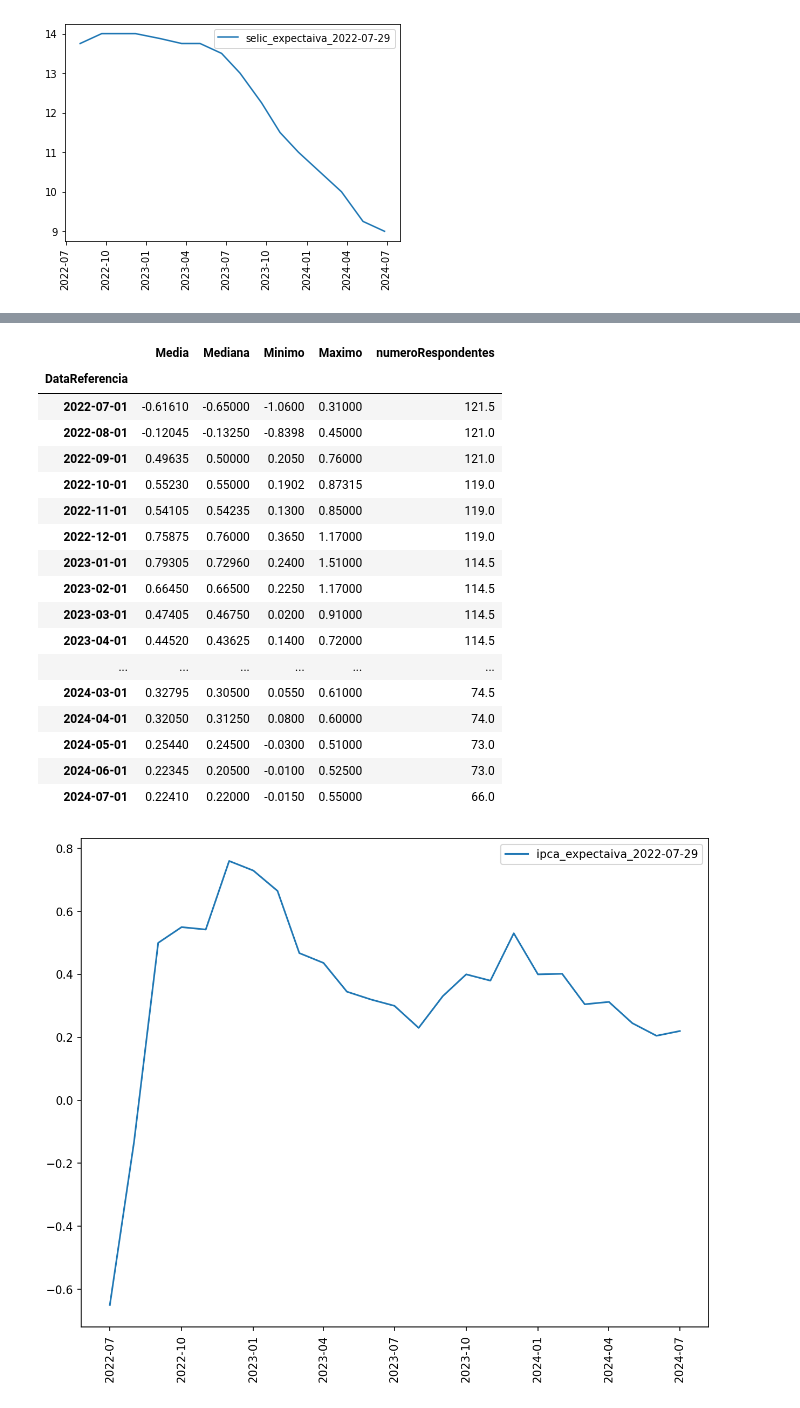
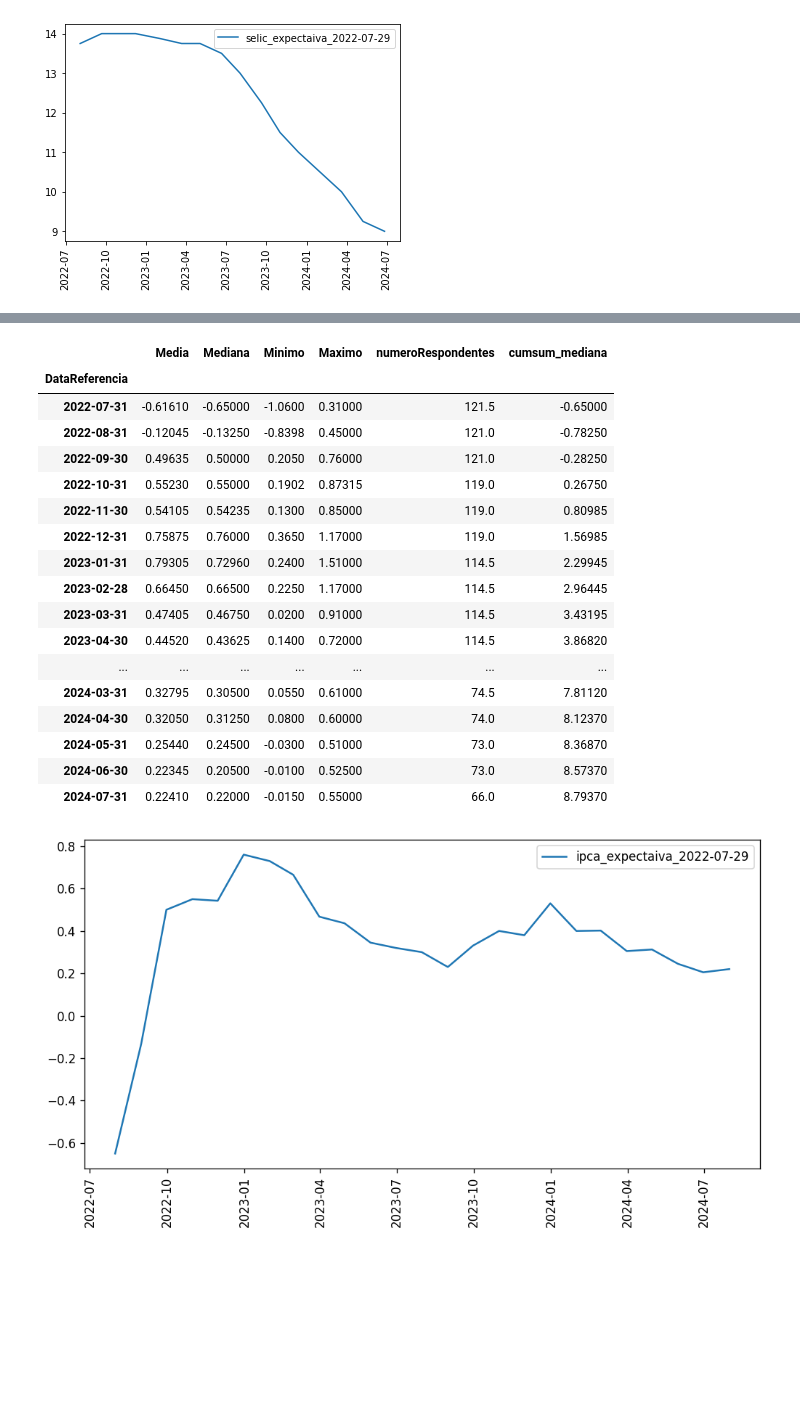
Before and after one commit to nobru01/BcB_Forcast, a Jupyter notebook: filtros.ipynb, the cells around one changed output, grey strips where cells are left out. Cells and saved outputs as stored; diff of their text form; code cells hidden in the pictures; blank space fills up the shorter version.

Commit message:
Adiciona acumulado de ipca a partir de agora.

```diff
--- a/filtros.ipynb
+++ b/filtros.ipynb
@@ -93,10 +95,14 @@ plt.show()
 # %%
 df_monthly=pd.read_csv('./output/monthly_data_df.csv')
 df_monthly=df_monthly.drop(columns=['Unnamed: 0'])
+
 # Parses
 df_monthly['Data']=df_monthly.apply(lambda x: datetime.datetime.strptime(x.Data,'%Y-%m-%d').date(),axis=1)
+
 df_monthly['DataReferencia']=df_monthly.apply(lambda x: datetime.datetime.strptime(x.DataReferencia,'%m/%Y').date(),axis=1)
-
+delta = relativedelta(months=1)
+delta_d = timedelta(days=1)
+df_monthly['DataReferencia']=df_monthly.apply(lambda x: x.DataReferencia+delta-delta_d,axis=1)
 
 df_monthly=df_monthly.sort_values(by=['Data','DataReferencia','numeroRespondentes'],ascending=[False,True,False])
 # df_monthly=df_selic[df_selic['baseCalculo']==1]           # não sei qual é a diferença da base de cálculo.
@@ -127,32 +133,38 @@ data_previsao=df_ipca['Data'].max()
 df_ipca_ultima=df_ipca[df_ipca['Data']==data_previsao]
 df_ipca_ultima.to_csv('./output/ipca_ultima_expectativa.csv')
 df_ipca_ultima=df_ipca_ultima.groupby(['DataReferencia']).mean() # adotado média
+
+df_ipca_ultima['cumsum_mediana'] = df_ipca_ultima['Mediana'].cumsum()
+#cumsum()-> soma acumulada de uma lista ou array termo a termo
+#groupby -> delimita em grupos separados para análise
+# df['Adjusted Quantity'] = df.groupby('ação_ref')['Adjusted Quantity'].cumsum()
+
 df_ipca_ultima
 # %% [output]
-|  | Media | Mediana | Minimo | Maximo | numeroRespondentes |
-| DataReferencia |  |  |  |  |  |
-| 2022-07-01 | -0.61610 | -0.65000 | -1.0600 | 0.31000 | 121.5 |
-| 2022-08-01 | -0.12045 | -0.13250 | -0.8398 | 0.45000 | 121.0 |
-| 2022-09-01 | 0.49635 | 0.50000 | 0.2050 | 0.76000 | 121.0 |
-| 2022-10-01 | 0.55230 | 0.55000 | 0.1902 | 0.87315 | 119.0 |
-| 2022-11-01 | 0.54105 | 0.54235 | 0.1300 | 0.85000 | 119.0 |
-| 2022-12-01 | 0.75875 | 0.76000 | 0.3650 | 1.17000 | 119.0 |
-| 2023-01-01 | 0.79305 | 0.72960 | 0.2400 | 1.51000 | 114.5 |
-| 2023-02-01 | 0.66450 | 0.66500 | 0.2250 | 1.17000 | 114.5 |
-| 2023-03-01 | 0.47405 | 0.46750 | 0.0200 | 0.91000 | 114.5 |
-| 2023-04-01 | 0.44520 | 0.43625 | 0.1400 | 0.72000 | 114.5 |
-| ... | ... | ... | ... | ... | ... |
-| 2024-03-01 | 0.32795 | 0.30500 | 0.0550 | 0.61000 | 74.5 |
-| 2024-04-01 | 0.32050 | 0.31250 | 0.0800 | 0.60000 | 74.0 |
-| 2024-05-01 | 0.25440 | 0.24500 | -0.0300 | 0.51000 | 73.0 |
-| 2024-06-01 | 0.22345 | 0.20500 | -0.0100 | 0.52500 | 73.0 |
-| 2024-07-01 | 0.22410 | 0.22000 | -0.0150 | 0.55000 | 66.0 |
+|  | Media | Mediana | Minimo | Maximo | numeroRespondentes | cumsum_mediana |
+| DataReferencia |  |  |  |  |  |  |
+| 2022-07-31 | -0.61610 | -0.65000 | -1.0600 | 0.31000 | 121.5 | -0.65000 |
+| 2022-08-31 | -0.12045 | -0.13250 | -0.8398 | 0.45000 | 121.0 | -0.78250 |
+| 2022-09-30 | 0.49635 | 0.50000 | 0.2050 | 0.76000 | 121.0 | -0.28250 |
+| 2022-10-31 | 0.55230 | 0.55000 | 0.1902 | 0.87315 | 119.0 | 0.26750 |
+| 2022-11-30 | 0.54105 | 0.54235 | 0.1300 | 0.85000 | 119.0 | 0.80985 |
+| 2022-12-31 | 0.75875 | 0.76000 | 0.3650 | 1.17000 | 119.0 | 1.56985 |
+| 2023-01-31 | 0.79305 | 0.72960 | 0.2400 | 1.51000 | 114.5 | 2.29945 |
+| 2023-02-28 | 0.66450 | 0.66500 | 0.2250 | 1.17000 | 114.5 | 2.96445 |
+| 2023-03-31 | 0.47405 | 0.46750 | 0.0200 | 0.91000 | 114.5 | 3.43195 |
+| 2023-04-30 | 0.44520 | 0.43625 | 0.1400 | 0.72000 | 114.5 | 3.86820 |
+| ... | ... | ... | ... | ... | ... | ... |
+| 2024-03-31 | 0.32795 | 0.30500 | 0.0550 | 0.61000 | 74.5 | 7.81120 |
+| 2024-04-30 | 0.32050 | 0.31250 | 0.0800 | 0.60000 | 74.0 | 8.12370 |
+| 2024-05-31 | 0.25440 | 0.24500 | -0.0300 | 0.51000 | 73.0 | 8.36870 |
+| 2024-06-30 | 0.22345 | 0.20500 | -0.0100 | 0.52500 | 73.0 | 8.57370 |
+| 2024-07-31 | 0.22410 | 0.22000 | -0.0150 | 0.55000 | 66.0 | 8.79370 |
 # %%
 from matplotlib.pyplot import figure
-figure(figsize=(10, 8), dpi=150)
-plt.plot(df_ipca_ultima.index, df_ipca_ultima['Mediana'], label=f'ipca_expectaiva_{data_previsao}', )
+figure(figsize=(10, 5), dpi=120)
+plt.plot(df_ipca_ultima.index, df_ipca_ultima['Mediana'], label=f'ipca_expectaiva_{data_previsao}')
 plt.xticks(rotation=90)
 plt.legend()
 plt.show()
 # %% [output]
-[figure, old version]
+[figure, new version]
```
Also changed, not shown: parts of 4 cells of this notebook, 1 other file.
